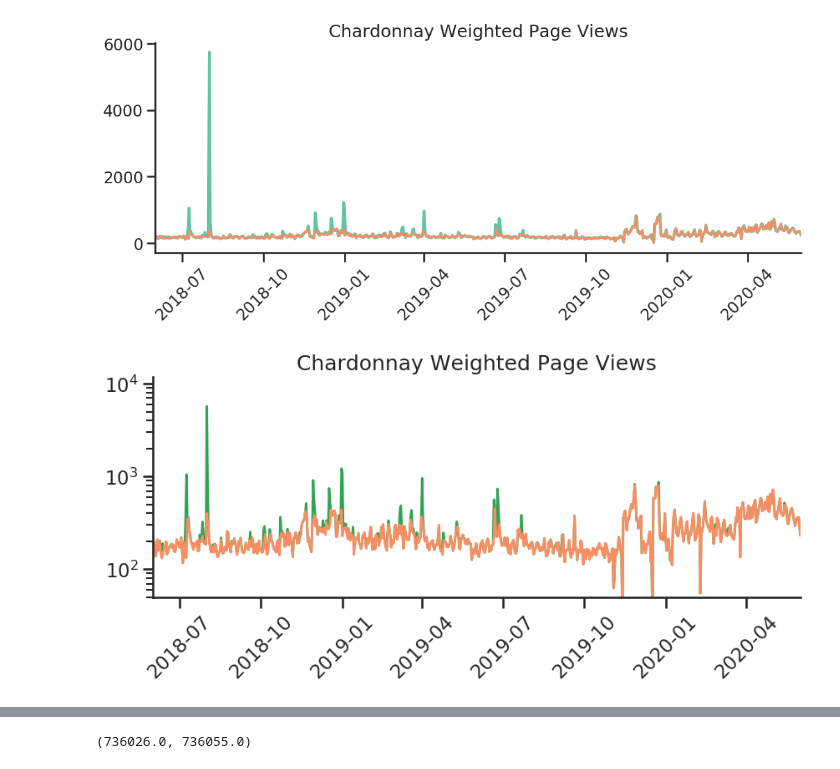
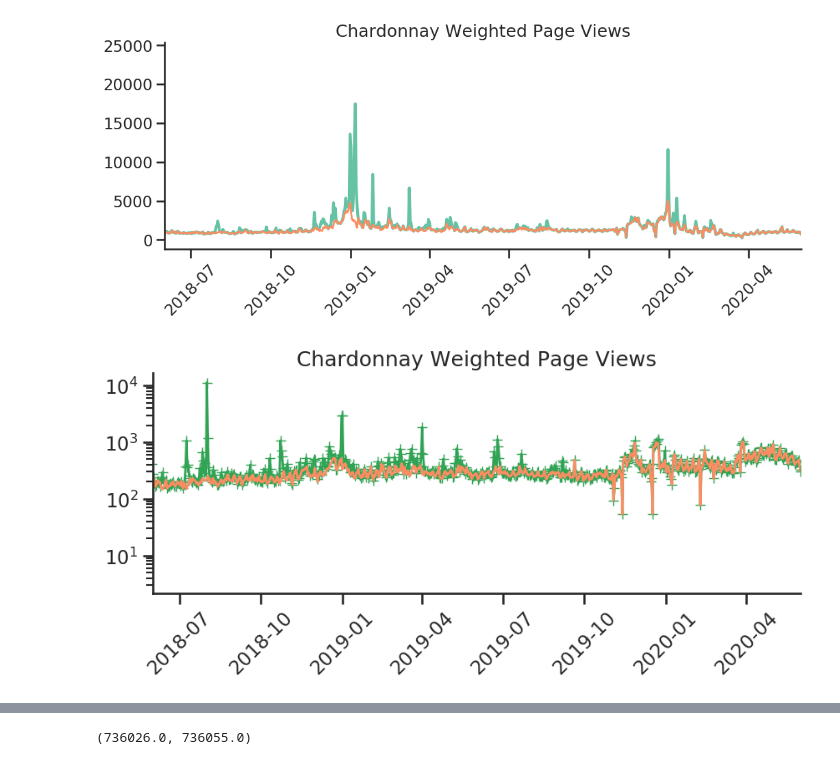
Before and after one commit to JocelynF/WineRegions, a Jupyter notebook: CreatePlots.ipynb, the cells around one changed output, grey strips where cells are left out. Saved outputs shown, nothing was run; the diff lists cells and outputs as text; code cells hidden in the pictures.

```diff
--- a/CreatePlots.ipynb
+++ b/CreatePlots.ipynb
@@ -117,7 +96,7 @@ plt.show()
 # %%
 plt.figure(figsize = (12,4), dpi = 100)
-plt.plot(weightviews_unfilt['DATE'], weightviews_unfilt['CHARDONNAY'], c = '#66c2a5', lw = 3)
-plt.plot(weightviews_filt['DATE'], weightviews_filt['CHARDONNAY'],c = '#fc8d62', lw = 2)
+plt.plot(weightviews_unfilt['DATE'], weightviews_unfilt['CHAMPAGNE'], c = '#66c2a5', lw = 3)
+plt.plot(weightviews_filt['DATE'], weightviews_filt['CHAMPAGNE'],c = '#fc8d62', lw = 2)
 #lt.plot(weightviews_unfilt['DATE'], weightviews_unfilt['RIESLING'])
 
 #plt.legend(['Unfiltered', 'Fitered'], loc = 1)
@@ -129,22 +108,22 @@ sns.despine()
 plt.title('Chardonnay Weighted Page Views')
 plt.show()
 # %% [output]
-[figure, old version]
+[figure, new version]
 # %%
 plt.figure(figsize = (10,3.5), dpi = 100)
-plt.plot(weightviews_unfilt['DATE'], weightviews_unfilt['CHARDONNAY'], lw = 2, c = '#31a354')
+plt.plot(weightviews_unfilt['DATE'], weightviews_unfilt['CHARDONNAY'], lw = 2, c = '#31a354', marker = '+')
 plt.plot(weightviews_filt['DATE'], weightviews_filt['CHARDONNAY'], lw = 2, c = '#fc8d62')
 
 plt.title('Chardonnay Weighted Page Views')
 #plt.yscale('log')
 plt.xlim([datetime.datetime(2018,6,1), datetime.datetime(2020,6,1)])
 sns.despine()
 plt.yscale('log')
 plt.xticks(rotation = 45)
-plt.ylim(50, 12000)
+#plt.ylim(50, 1e5)
 plt.show()
 # %% [output]
-[figure, old version]
+[figure, new version]
 # %%
 weightviews_unfilt[weightviews_unfilt['CHARDONNAY']>7500]
 # %% [output]
```
Also changed, not shown: parts of 6 cells of this notebook, 5 other files.
